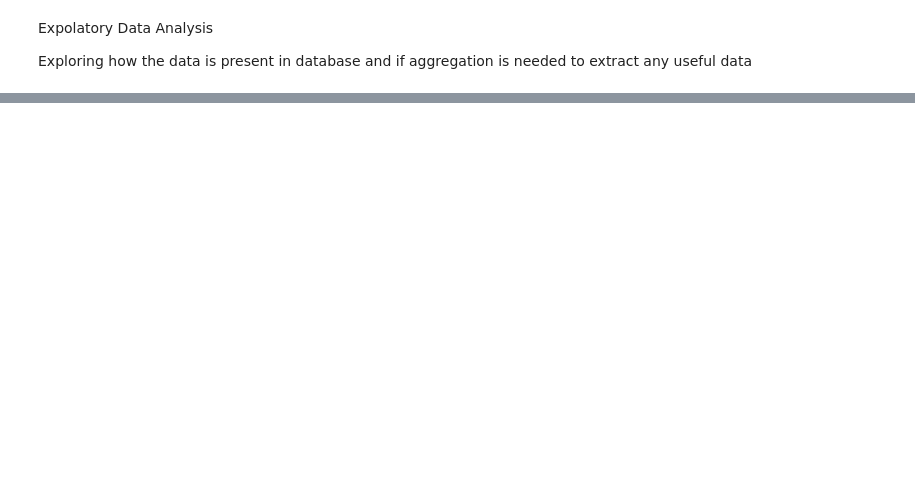
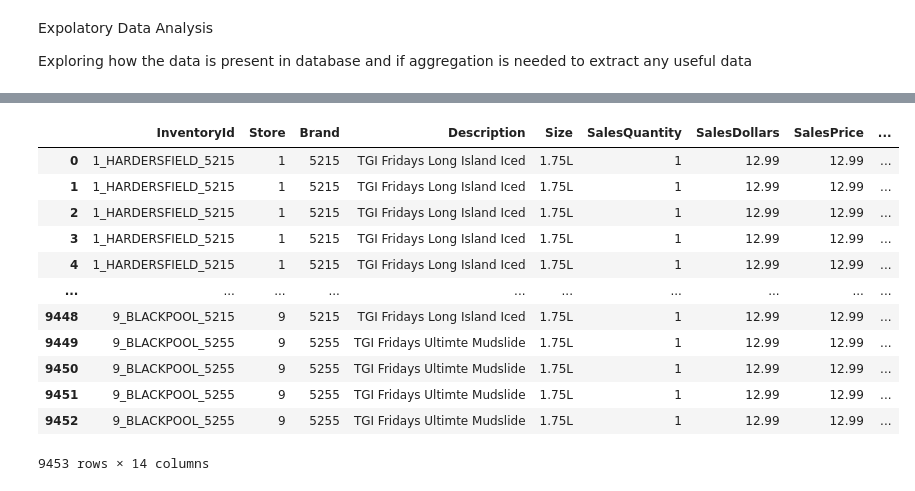
Before and after one commit to LuffyXoro/MERCHANT-Data-Analytics, a Jupyter notebook: EDA.ipynb, the cells around one changed output, grey strips where cells are left out. Cells and saved outputs as stored; diff of their text form; code cells hidden in the pictures; blank space fills up the shorter version.

```diff
--- a/EDA.ipynb
+++ b/EDA.ipynb
@@ -55,0 +73,17 @@ Count of records: 5543
+# %%
+sales = pd.read_sql_query(""" select * from "sales - Copy" where VendorNo='4466'""",conn)
+sales
+# %% [output]
+|  | InventoryId | Store | Brand | Description | Size | SalesQuantity | SalesDollars | SalesPrice | ... |
+| 0 | 1_HARDERSFIELD_5215 | 1 | 5215 | TGI Fridays Long Island Iced | 1.75L | 1 | 12.99 | 12.99 | ... |
+| 1 | 1_HARDERSFIELD_5215 | 1 | 5215 | TGI Fridays Long Island Iced | 1.75L | 1 | 12.99 | 12.99 | ... |
+| 2 | 1_HARDERSFIELD_5215 | 1 | 5215 | TGI Fridays Long Island Iced | 1.75L | 1 | 12.99 | 12.99 | ... |
+| 3 | 1_HARDERSFIELD_5215 | 1 | 5215 | TGI Fridays Long Island Iced | 1.75L | 1 | 12.99 | 12.99 | ... |
+| 4 | 1_HARDERSFIELD_5215 | 1 | 5215 | TGI Fridays Long Island Iced | 1.75L | 1 | 12.99 | 12.99 | ... |
+| ... | ... | ... | ... | ... | ... | ... | ... | ... | ... |
+| 9448 | 9_BLACKPOOL_5215 | 9 | 5215 | TGI Fridays Long Island Iced | 1.75L | 1 | 12.99 | 12.99 | ... |
+| 9449 | 9_BLACKPOOL_5255 | 9 | 5255 | TGI Fridays Ultimte Mudslide | 1.75L | 1 | 12.99 | 12.99 | ... |
+| 9450 | 9_BLACKPOOL_5255 | 9 | 5255 | TGI Fridays Ultimte Mudslide | 1.75L | 1 | 12.99 | 12.99 | ... |
+| 9451 | 9_BLACKPOOL_5255 | 9 | 5255 | TGI Fridays Ultimte Mudslide | 1.75L | 1 | 12.99 | 12.99 | ... |
+| 9452 | 9_BLACKPOOL_5255 | 9 | 5255 | TGI Fridays Ultimte Mudslide | 1.75L | 1 | 12.99 | 12.99 | ... |
+9453 rows × 14 columns
```
Also changed, not shown: parts of 9 cells of this notebook.
